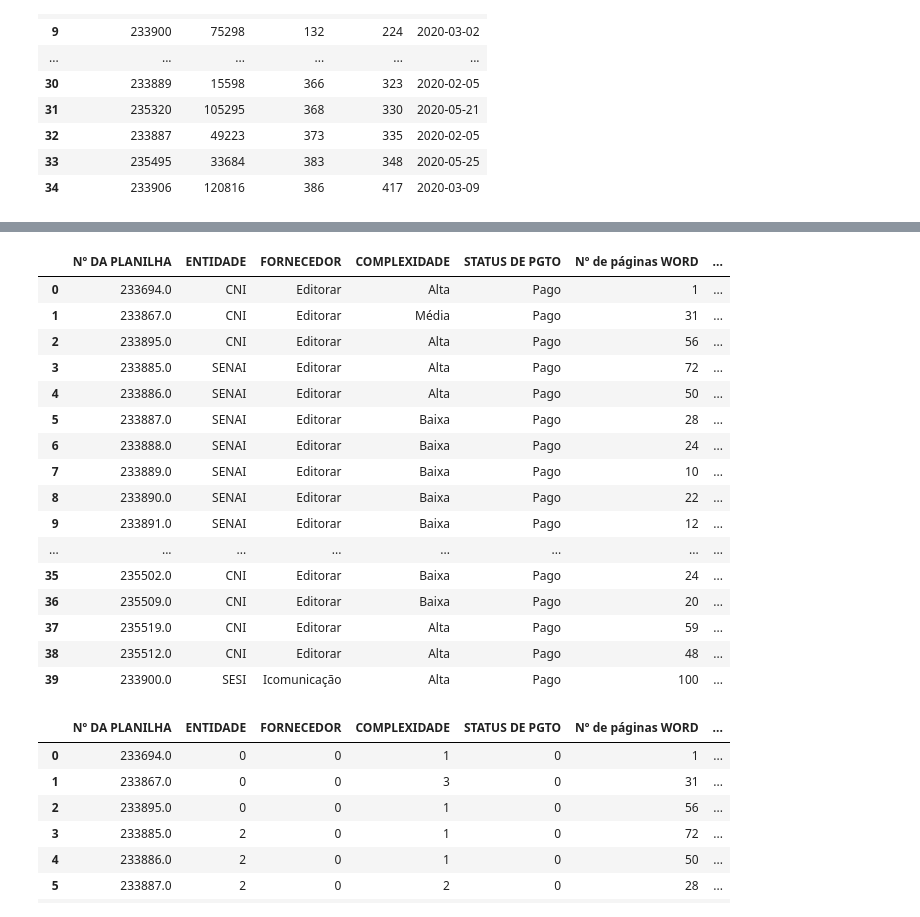
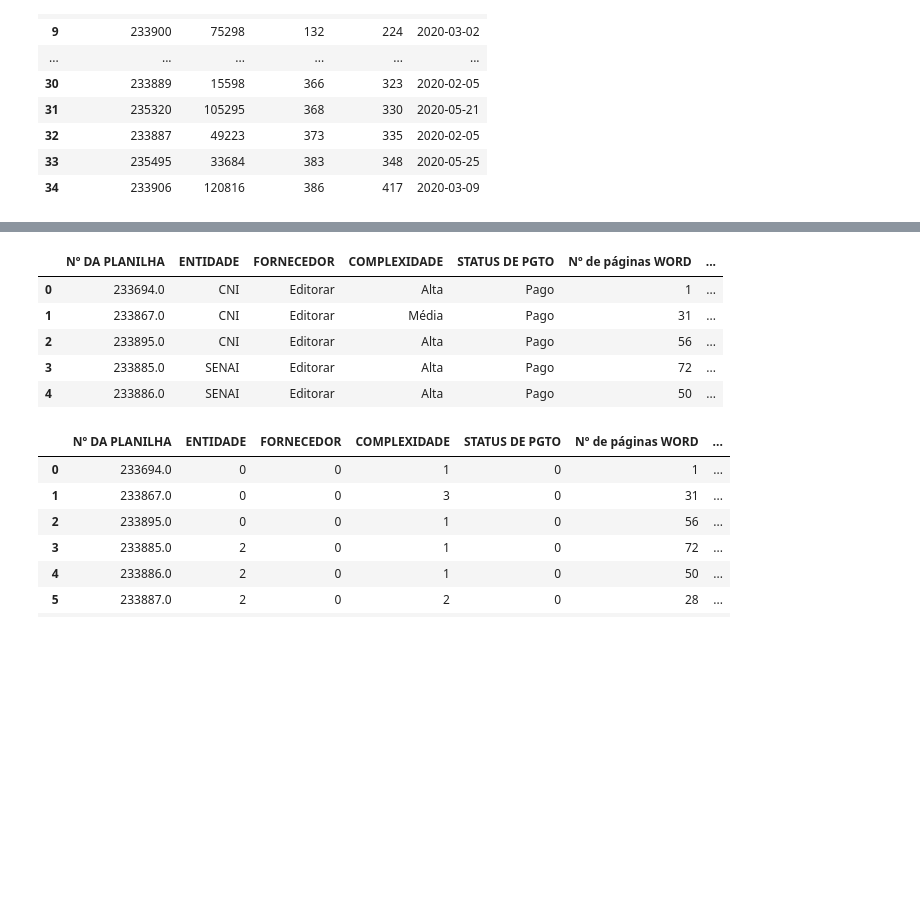
Before and after one commit to WalnerPessoa/Fluxo_Editorial, a Jupyter notebook: testes/gerar_nova_tabela.ipynb, the cells around one changed output, grey strips where cells are left out. Saved outputs shown, nothing was run; the diff lists cells and outputs as text; code cells hidden in the pictures; blank space fills up the shorter version.

Commit message:
melhoria codigo typo variável Nume da planilha

```diff
--- a/testes/gerar_nova_tabela.ipynb
+++ b/testes/gerar_nova_tabela.ipynb
@@ -112,5 +132,3 @@ Nº DA PLANILHA             object
 STATUS DE PGTO             object
 Nº de páginas finais      float64
 dtype: object
-# %%
-excelFile2["Nº DA PLANILHA"] = pd.to_numeric(excelFile2["Nº DA PLANILHA"], errors='coerce')
@@ -169,3 +194,7 @@ dtype: int64
+# %%
+import numpy as np
+excelFile2["Nº DA PLANILHA"] = (pd.to_numeric(excelFile2["Nº DA PLANILHA"], errors='coerce').fillna(0).astype(np.int64))#,downcast='integer'))
+#excelFile2["Nº DA PLANILHA"] = excelFile2["Nº DA PLANILHA"].astype('int64',errors='ignore')
 # %%
 excelFile2.dtypes
 # %% [output]
@@ -259,24 +306,13 @@ Nº de páginas finais       float64
 dtype: object
 # %%
-df_final
+df_final.head()
 # %% [output]
 |  | Nº DA PLANILHA | ENTIDADE | FORNECEDOR | COMPLEXIDADE | STATUS DE PGTO | Nº de páginas WORD | ... |
 | 0 | 233694.0 | CNI | Editorar | Alta | Pago | 1 | ... |
 | 1 | 233867.0 | CNI | Editorar | Média | Pago | 31 | ... |
 | 2 | 233895.0 | CNI | Editorar | Alta | Pago | 56 | ... |
 | 3 | 233885.0 | SENAI | Editorar | Alta | Pago | 72 | ... |
 | 4 | 233886.0 | SENAI | Editorar | Alta | Pago | 50 | ... |
-| 5 | 233887.0 | SENAI | Editorar | Baixa | Pago | 28 | ... |
-| 6 | 233888.0 | SENAI | Editorar | Baixa | Pago | 24 | ... |
-| 7 | 233889.0 | SENAI | Editorar | Baixa | Pago | 10 | ... |
-| 8 | 233890.0 | SENAI | Editorar | Baixa | Pago | 22 | ... |
-| 9 | 233891.0 | SENAI | Editorar | Baixa | Pago | 12 | ... |
-| ... | ... | ... | ... | ... | ... | ... | ... |
-| 35 | 235502.0 | CNI | Editorar | Baixa | Pago | 24 | ... |
-| 36 | 235509.0 | CNI | Editorar | Baixa | Pago | 20 | ... |
-| 37 | 235519.0 | CNI | Editorar | Alta | Pago | 59 | ... |
-| 38 | 235512.0 | CNI | Editorar | Alta | Pago | 48 | ... |
-| 39 | 233900.0 | SESI | Icomunicação | Alta | Pago | 100 | ... |
 # %%
 # alterar campos typo string para categóricos
 df_final['ENTIDADE'] = df_final['ENTIDADE'].astype('category')
```
Also changed, not shown: parts of 8 cells of this notebook.
